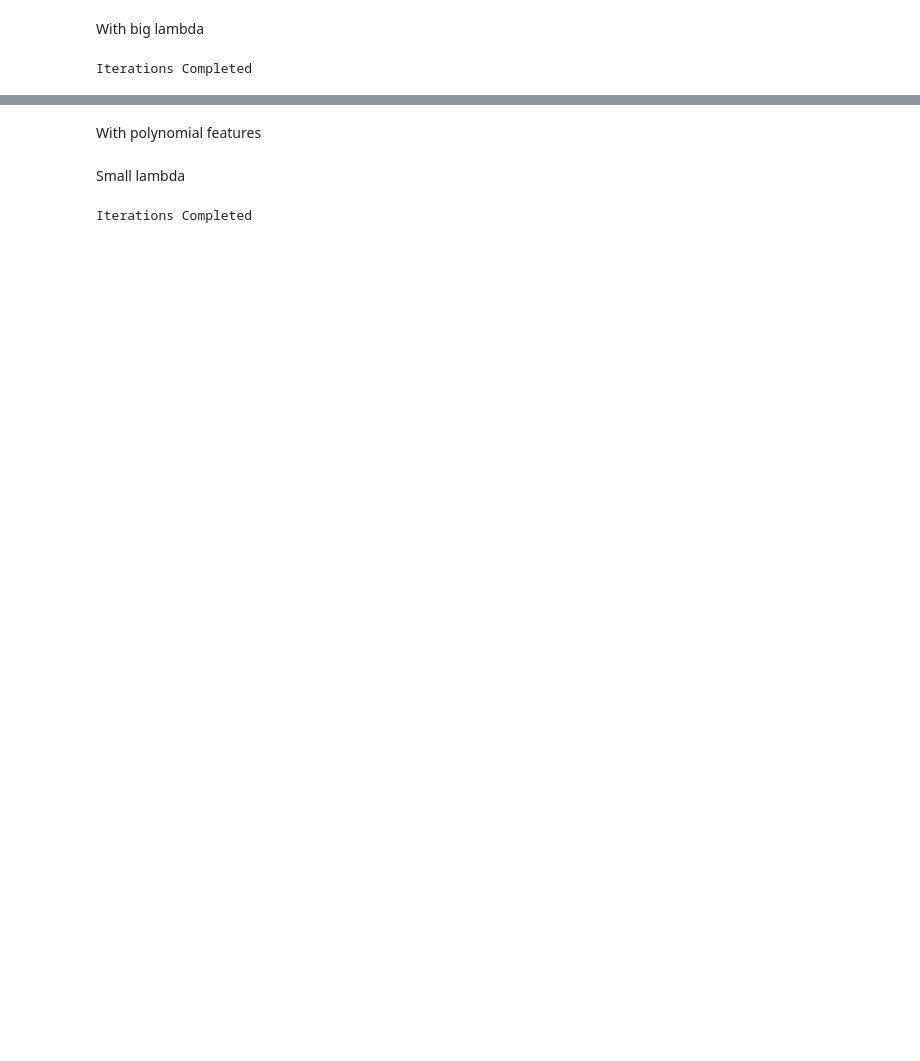
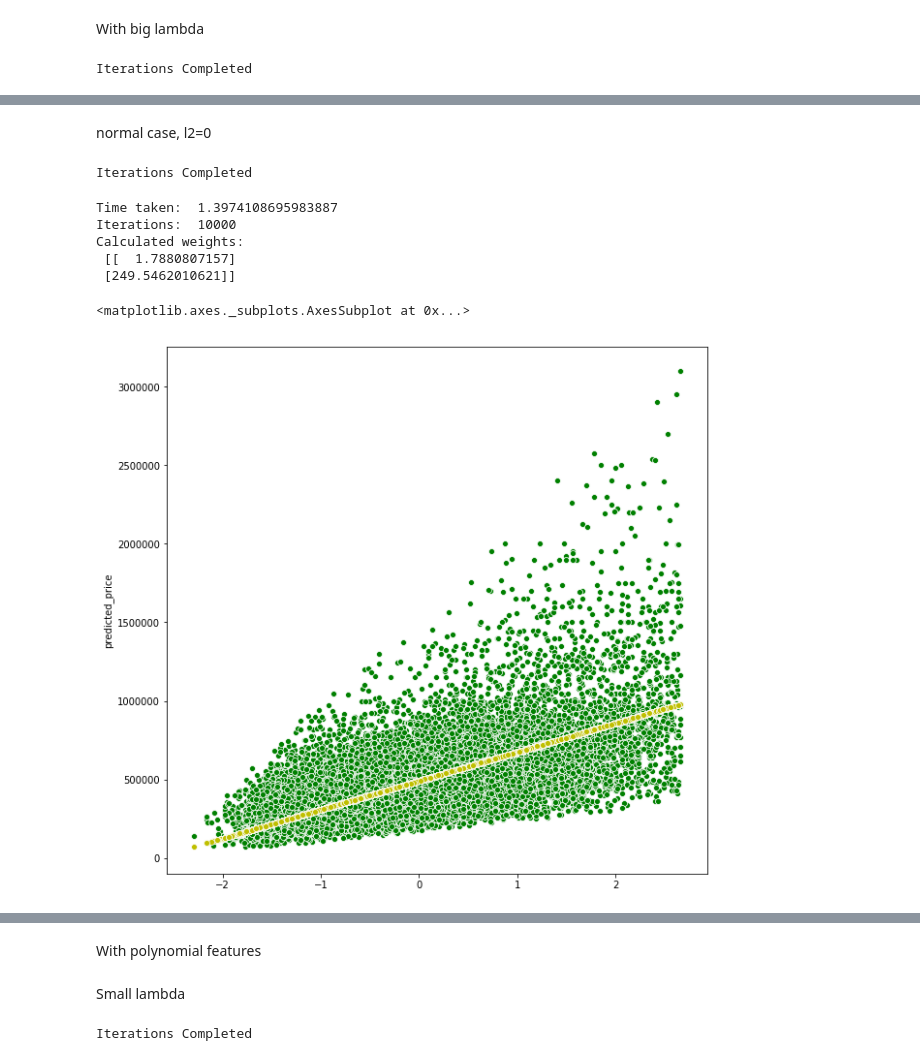
Before and after one commit to nauman-chaudhary/LinearRegression, a Jupyter notebook: Ridge Regression - L2 Regularization- with Outliers.ipynb, the cells around one changed output, grey strips where cells are left out. Cells and saved outputs as stored; diff of their text form; code cells hidden in the pictures; blank space fills up the shorter version.

```diff
--- a/Ridge Regression - L2 Regularization- with Outliers.ipynb
+++ b/Ridge Regression - L2 Regularization- with Outliers.ipynb
@@ -203,2 +224,33 @@ Calculated weights:
+# %% [markdown]
+normal case, l2=0
+# %%
+start_time = time.time()
+i,w, grads, costs = gradient_descent(x=not_standardized_data, y=target,alpha=1e-12,tolerance_cost=1e-7,
+                                               tolerance_gradient=1e-7, max_iter=10000,l2_regularization=0)
+end_time = time.time()
+# %% [output]
+Iterations Completed
+# %%
+print('Time taken: ',end_time-start_time)
+print('Iterations: ',i)
+np.set_printoptions(precision=10)
+print('Calculated weights:\n',w)
+# %% [output]
+Time taken:  1.3974108695983887
+Iterations:  10000
+Calculated weights:
+ [[  1.7880807157]
+ [249.5462010621]]
+# %%
+plt.figure(figsize=(10,10))
+sns.scatterplot(x=data[:,0],y=target_unshaped,color='g')
+
+r = w[0] + w[1]*not_standardized_data[:,0]
+t = pd.DataFrame(not_standardized_data,columns=['sqft'])
+t['predicted_price'] = r
+sns.scatterplot(data=t,x=data[:,0],y='predicted_price',color='y')
+# %% [output]
+<matplotlib.axes._subplots.AxesSubplot at 0x...>
+[figure, added]
 # %%
 plt.figure(figsize=(10,10))
```
Also changed, not shown: parts of 29 cells of this notebook, 1 other file.
